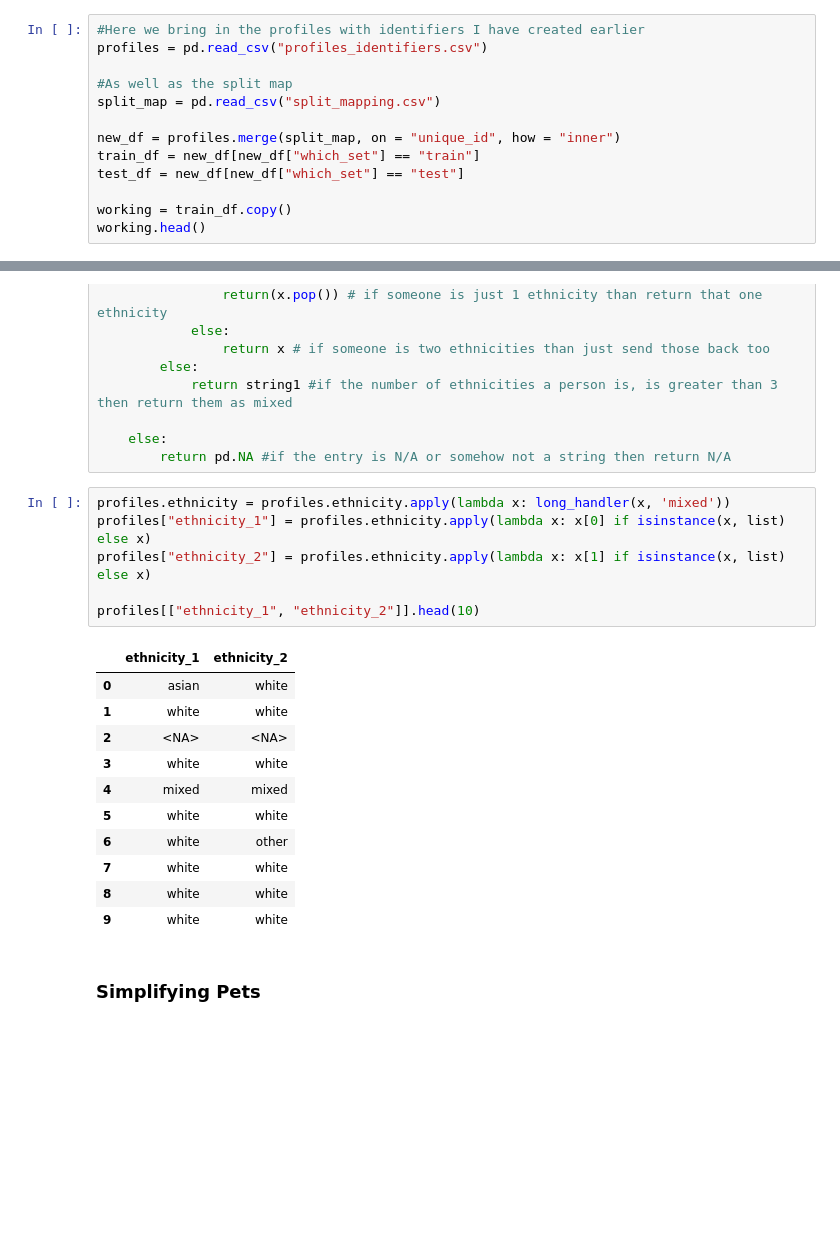
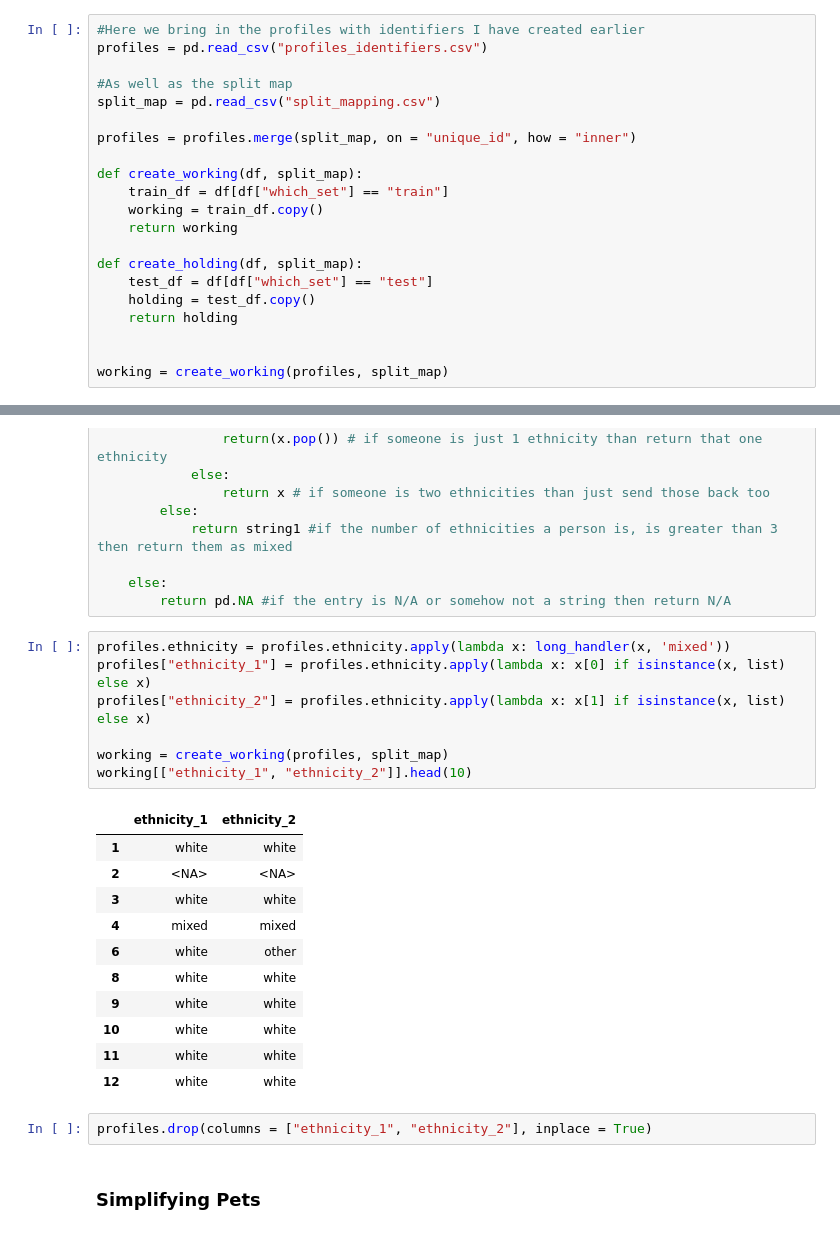
Before and after one commit to BinaryBite/Date-a-scientist, a Jupyter notebook: date-a-scientist.ipynb, the cells around one changed output, grey strips where cells are left out. Saved outputs shown, nothing was run; the diff lists cells and outputs as text; blank space fills up the shorter version.

```diff
--- a/date-a-scientist.ipynb
+++ b/date-a-scientist.ipynb
@@ -108,9 +114,17 @@ profiles = pd.read_csv("profiles_identifiers.csv")
 #As well as the split map
 split_map = pd.read_csv("split_mapping.csv")
 
-new_df = profiles.merge(split_map, on = "unique_id", how = "inner")
-train_df = new_df[new_df["which_set"] == "train"]
-test_df = new_df[new_df["which_set"] == "test"]
+profiles = profiles.merge(split_map, on = "unique_id", how = "inner")
 
-working = train_df.copy()
-working.head()
+def create_working(df, split_map):
+    train_df = df[df["which_set"] == "train"]
+    working = train_df.copy()
+    return working
+
+def create_holding(df, split_map):
+    test_df = df[df["which_set"] == "test"]
+    holding = test_df.copy()
+    return holding
+
+
+working = create_working(profiles, split_map)
@@ -286,21 +310,24 @@ def long_handler(x, string1):
 # %%
 profiles.ethnicity = profiles.ethnicity.apply(lambda x: long_handler(x, 'mixed'))
 profiles["ethnicity_1"] = profiles.ethnicity.apply(lambda x: x[0] if isinstance(x, list) else x)
 profiles["ethnicity_2"] = profiles.ethnicity.apply(lambda x: x[1] if isinstance(x, list) else x)
 
-profiles[["ethnicity_1", "ethnicity_2"]].head(10)
+working = create_working(profiles, split_map)
+working[["ethnicity_1", "ethnicity_2"]].head(10)
 # %% [output]
 |  | ethnicity_1 | ethnicity_2 |
-| 0 | asian | white |
 | 1 | white | white |
 | 2 | <NA> | <NA> |
 | 3 | white | white |
 | 4 | mixed | mixed |
-| 5 | white | white |
 | 6 | white | other |
-| 7 | white | white |
 | 8 | white | white |
 | 9 | white | white |
+| 10 | white | white |
+| 11 | white | white |
+| 12 | white | white |
+# %%
+profiles.drop(columns = ["ethnicity_1", "ethnicity_2"], inplace = True)
 # %% [markdown]
 ### Simplifying Pets
 # %%
```
Also changed, not shown: parts of 42 cells of this notebook, 1 other file.
